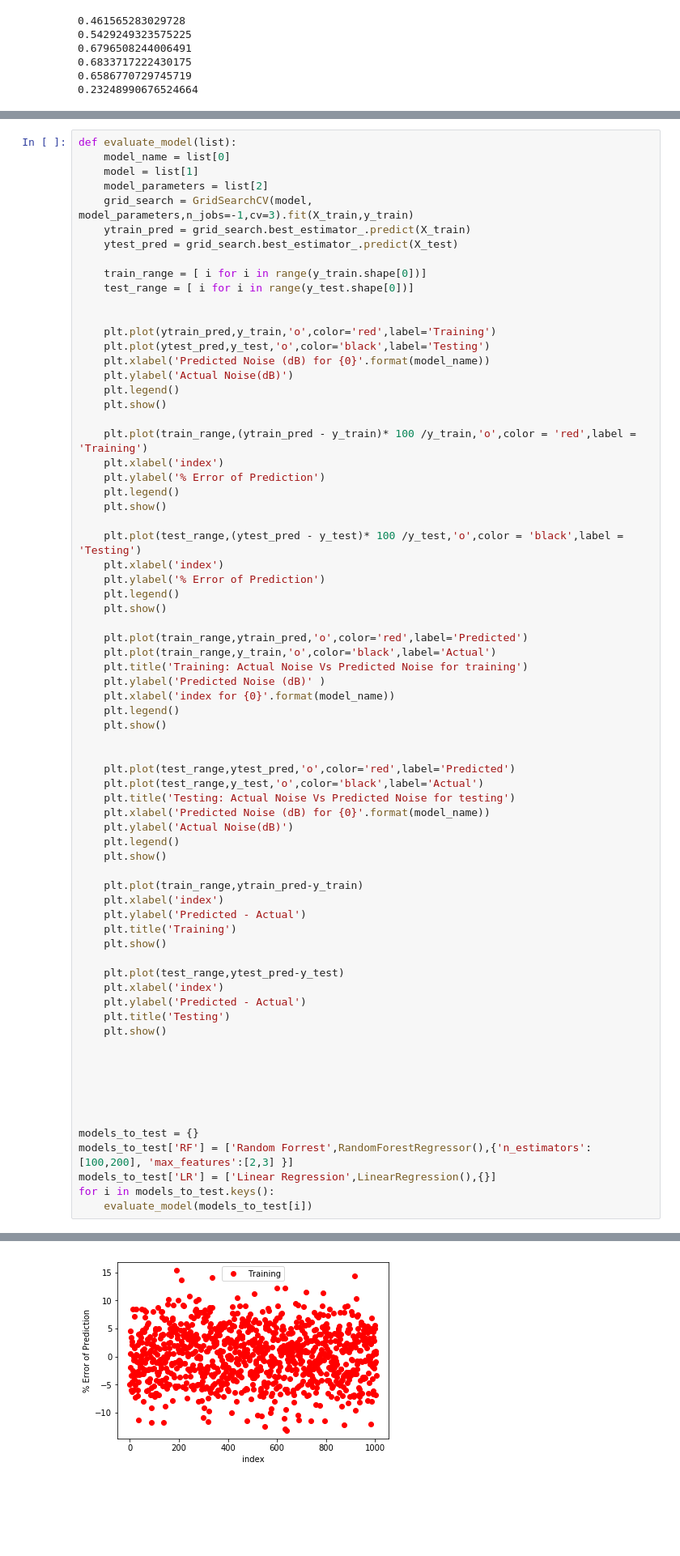
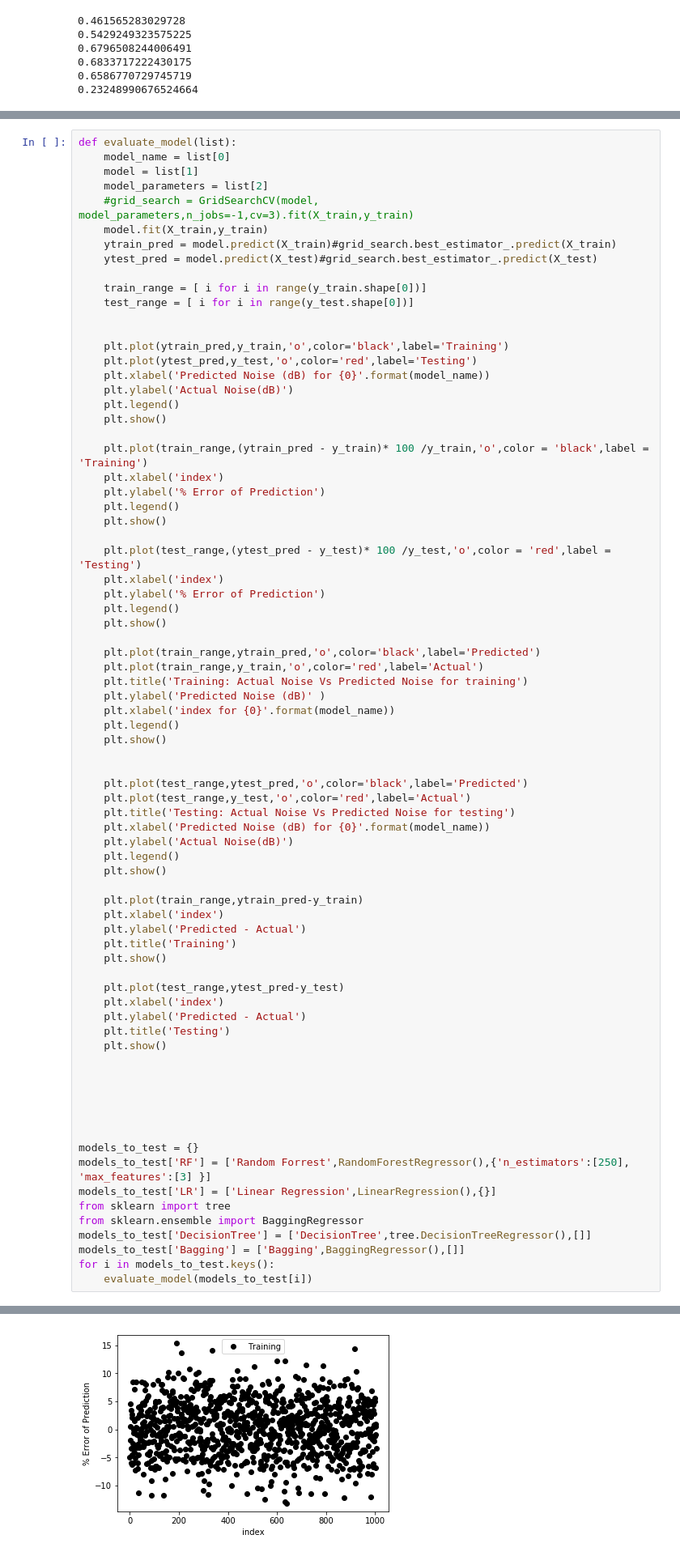
Before and after one commit to diyuLuo96/cs289-final, a Jupyter notebook: final_project.ipynb, the cells around one changed output, grey strips where cells are left out. Shown at 81% size. Saved outputs shown, nothing was run; the diff lists cells and outputs as text; blank space fills up the shorter version.

Commit message:
more graphics

```diff
--- a/final_project.ipynb
+++ b/final_project.ipynb
@@ -94,35 +95,36 @@ def evaluate_model(list):
     model_name = list[0]
     model = list[1]
     model_parameters = list[2]
-    grid_search = GridSearchCV(model, model_parameters,n_jobs=-1,cv=3).fit(X_train,y_train)
-    ytrain_pred = grid_search.best_estimator_.predict(X_train)
-    ytest_pred = grid_search.best_estimator_.predict(X_test)
+    #grid_search = GridSearchCV(model, model_parameters,n_jobs=-1,cv=3).fit(X_train,y_train)
+    model.fit(X_train,y_train)
+    ytrain_pred = model.predict(X_train)#grid_search.best_estimator_.predict(X_train)
+    ytest_pred = model.predict(X_test)#grid_search.best_estimator_.predict(X_test)
 
     train_range = [ i for i in range(y_train.shape[0])]
     test_range = [ i for i in range(y_test.shape[0])]
 
 
-    plt.plot(ytrain_pred,y_train,'o',color='red',label='Training')
-    plt.plot(ytest_pred,y_test,'o',color='black',label='Testing')
+    plt.plot(ytrain_pred,y_train,'o',color='black',label='Training')
+    plt.plot(ytest_pred,y_test,'o',color='red',label='Testing')
     plt.xlabel('Predicted Noise (dB) for {0}'.format(model_name))
     plt.ylabel('Actual Noise(dB)')
     plt.legend()
     plt.show()
 
-    plt.plot(train_range,(ytrain_pred - y_train)* 100 /y_train,'o',color = 'red',label = 'Training')
+    plt.plot(train_range,(ytrain_pred - y_train)* 100 /y_train,'o',color = 'black',label = 'Training')
     plt.xlabel('index')
     plt.ylabel('% Error of Prediction')
     plt.legend()
     plt.show()
 
-    plt.plot(test_range,(ytest_pred - y_test)* 100 /y_test,'o',color = 'black',label = 'Testing')
+    plt.plot(test_range,(ytest_pred - y_test)* 100 /y_test,'o',color = 'red',label = 'Testing')
     plt.xlabel('index')
     plt.ylabel('% Error of Prediction')
     plt.legend()
     plt.show()
 
-    plt.plot(train_range,ytrain_pred,'o',color='red',label='Predicted')
-    plt.plot(train_range,y_train,'o',color='black',label='Actual')
+    plt.plot(train_range,ytrain_pred,'o',color='black',label='Predicted')
+    plt.plot(train_range,y_train,'o',color='red',label='Actual')
     plt.title('Training: Actual Noise Vs Predicted Noise for training')
     plt.ylabel('Predicted Noise (dB)' )
     plt.xlabel('index for {0}'.format(model_name))
@@ -130,8 +132,8 @@ def evaluate_model(list):
     plt.show()
 
 
-    plt.plot(test_range,ytest_pred,'o',color='red',label='Predicted')
-    plt.plot(test_range,y_test,'o',color='black',label='Actual')
+    plt.plot(test_range,ytest_pred,'o',color='black',label='Predicted')
+    plt.plot(test_range,y_test,'o',color='red',label='Actual')
     plt.title('Testing: Actual Noise Vs Predicted Noise for testing')
     plt.xlabel('Predicted Noise (dB) for {0}'.format(model_name))
     plt.ylabel('Actual Noise(dB)')
@@ -156,8 +158,12 @@ def evaluate_model(list):
 
 
 models_to_test = {}
-models_to_test['RF'] = ['Random Forrest',RandomForestRegressor(),{'n_estimators':[100,200], 'max_features':[2,3] }]
+models_to_test['RF'] = ['Random Forrest',RandomForestRegressor(),{'n_estimators':[250], 'max_features':[3] }]
 models_to_test['LR'] = ['Linear Regression',LinearRegression(),{}]
+from sklearn import tree
+from sklearn.ensemble import BaggingRegressor
+models_to_test['DecisionTree'] = ['DecisionTree',tree.DecisionTreeRegressor(),[]]
+models_to_test['Bagging'] = ['Bagging',BaggingRegressor(),[]]
 for i in models_to_test.keys():
     evaluate_model(models_to_test[i])
 # %% [output]
@@ -172 +178 @@ for i in models_to_test.keys():
-[figure, old version]
+[figure, new version]
```
Also changed, not shown: parts of 2 cells of this notebook.
